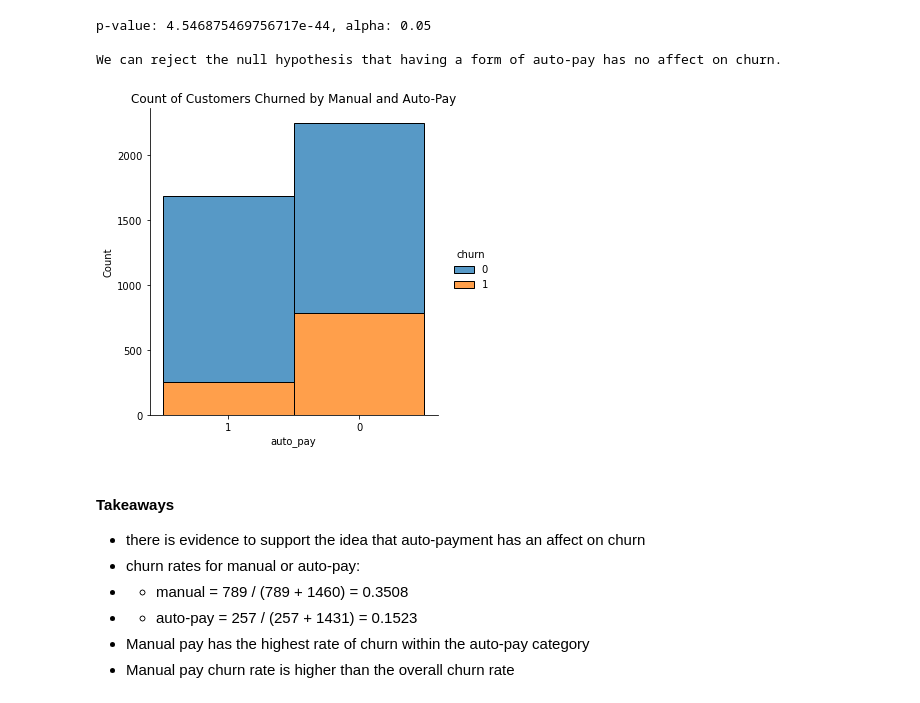
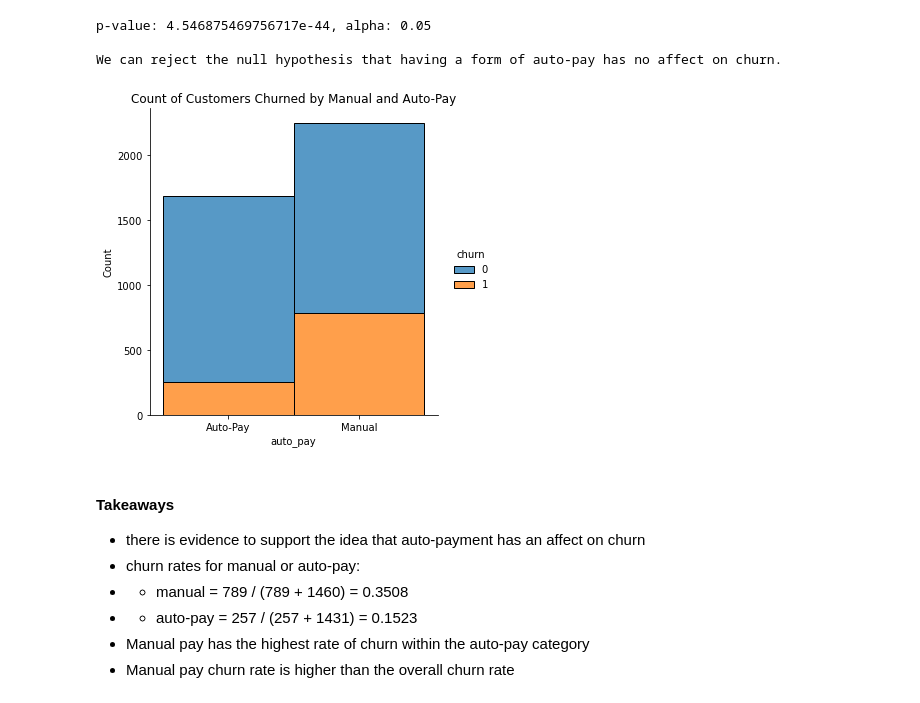
Before and after one commit to chadallen210/telco_classification_project, a Jupyter notebook: telco_classification_final_notebook.ipynb, the cells around one changed output. Cells and saved outputs as stored; diff of their text form; code cells hidden in the pictures.

```diff
--- a/telco_classification_final_notebook.ipynb
+++ b/telco_classification_final_notebook.ipynb
@@ -438,12 +443,13 @@ We can reject the null hypothesis that having a form of auto-pay has no affect o
 # %%
 # visual of manual and auto-pay customers that have and have not churned
 # auto_pay values = (0 = manual_pay, 1 = auto_pay)
 # churn values = (0 = have not churned, 1 = have churned)
 sns.displot(data=train, x=train.auto_pay.astype(str), hue='churn', multiple='stack')
 plt.title('Count of Customers Churned by Manual and Auto-Pay')
+plt.xticks(ticks=[1, 0], labels=['Manual', 'Auto-Pay'])
 plt.show()
 # %% [output]
-[figure, old version]
+[figure, new version]
 # %% [markdown]
 #### Takeaways
 
```
Also changed, not shown: parts of 12 cells of this notebook.
